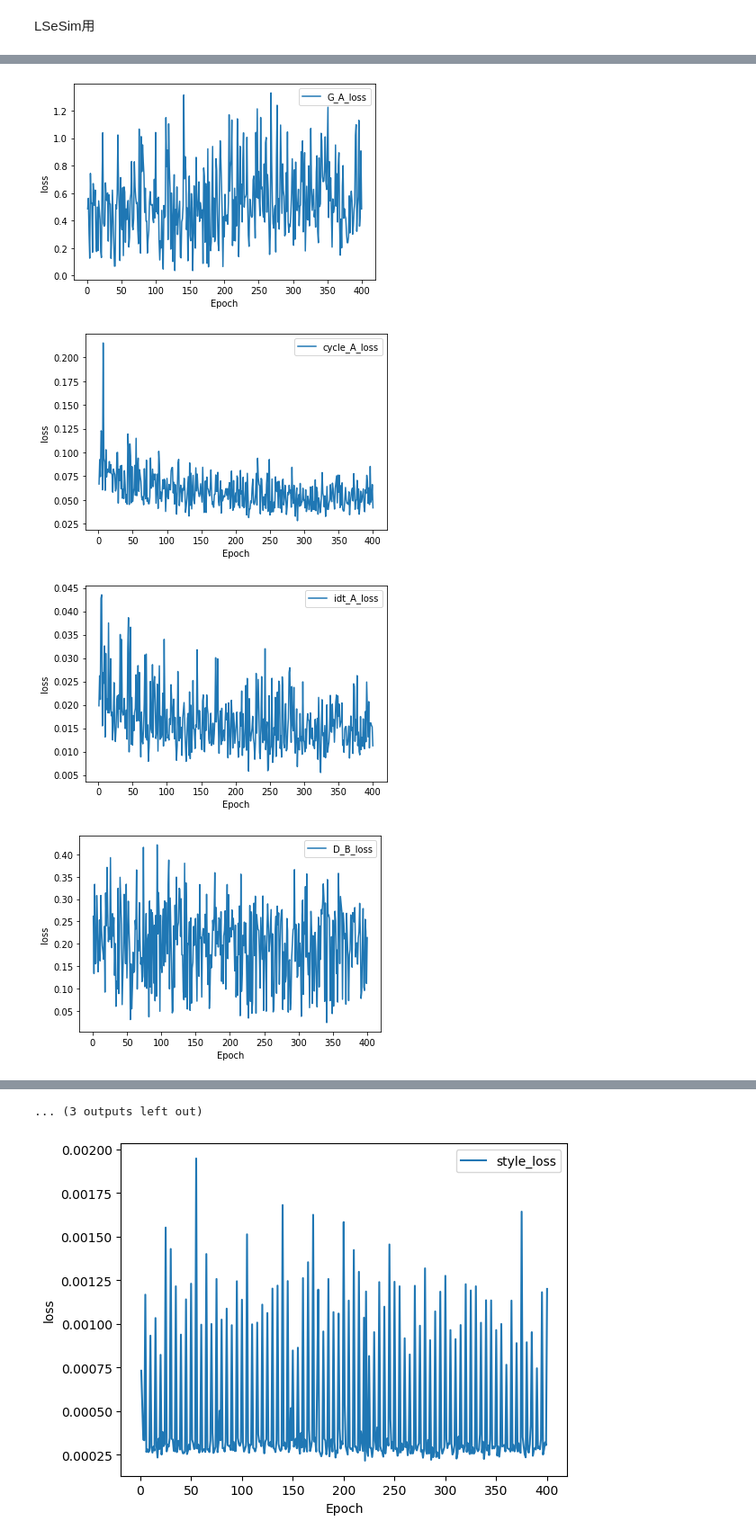
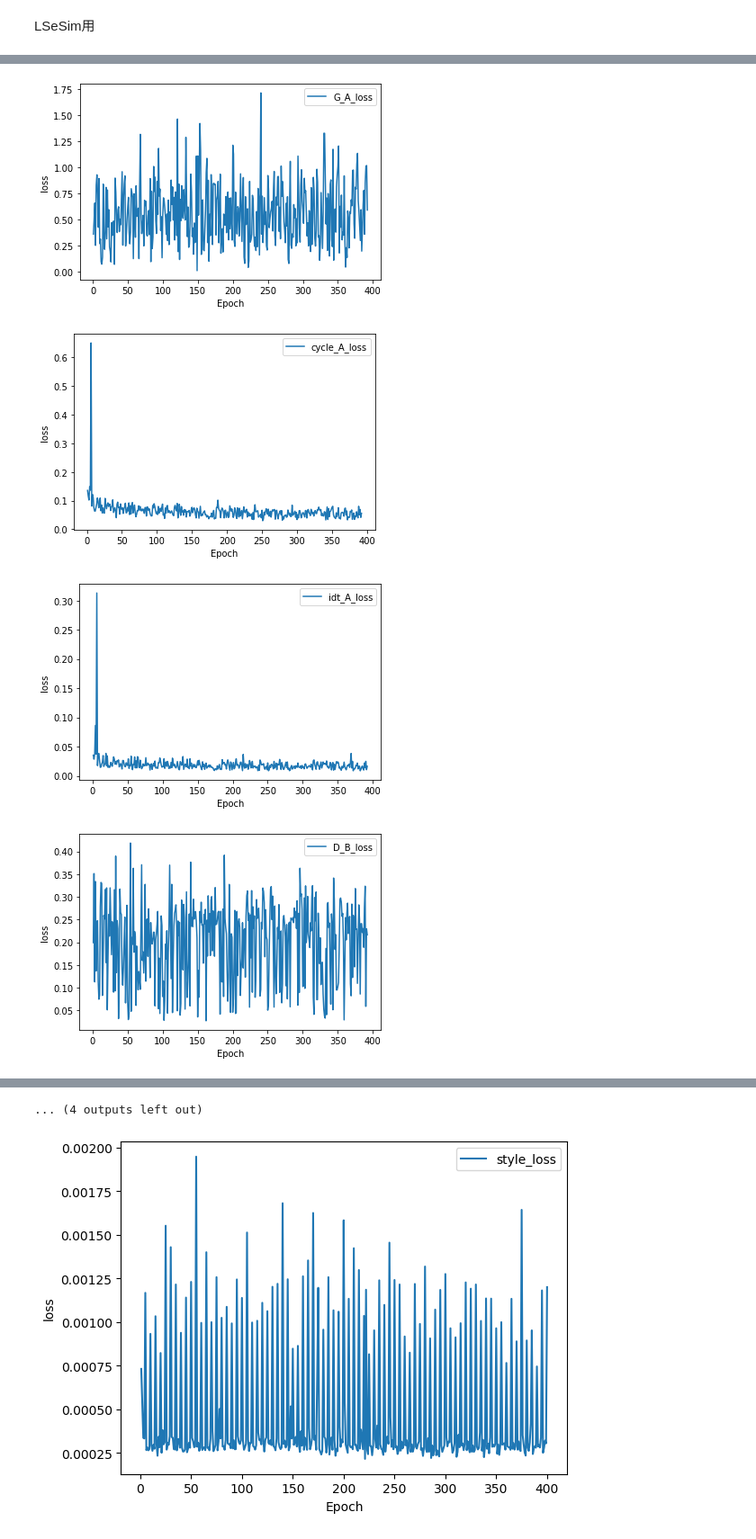
Before and after one commit to Kawa73jobKotarou/Cyclegan, a Jupyter notebook: loss_graph.ipynb, the cells around one changed output, grey strips where cells are left out. Shown at 90% size. Cells and saved outputs as stored; diff of their text form; code cells hidden in the pictures.

```diff
--- a/loss_graph.ipynb
+++ b/loss_graph.ipynb
@@ -121,17 +121,19 @@ import pdb
 
 # path = "checkpoints/231114_miyazaki-ronbun_4fold_1_patchsize06/"
 # path = "checkpoints/231110_miyazaki-ronbun_4fold_1_patchsize12/"
-path = "checkpoints/2505020_LSeSim_no-perceptual_0.5patch_241004_allbody_fullset/"
+path = "checkpoints/250604_CTpixelloss_LSeSim_0.5patch_241004_allbody_fullset/"
 
 # save_path=path+"img/"
-save_path = '/home/kawanami/work/presen_images/250526/loss/cyclegan/2505020_LSeSim_no-perceptual_0.5patch_241004_allbody_fullset/'
+save_path = '/home/kawanami/work/presen_images/250609/loss/cyclegan/250604_CTpixelloss_LSeSim_0.5patch_241004_allbody_fullset/'
 if not os.path.exists(save_path):
     os.makedirs(save_path)
 # テキストファイルからデータを読み込む
 data = pd.read_csv(path+'final_loss_log.txt', sep=' ', header=None)
 loss_name=['epoch', 'D_A', 'G_A', 'cycle_A', 'idt_A', 'D_B', 'G_B', 'cycle_B', 'idt_B', 'style', 'G_A_s', 'per','spatial']
+loss_name=['epoch', 'D_A', 'G_A', 'cycle_A', 'idt_A', 'D_B', 'G_B', 'cycle_B', 'idt_B', 'style', 'G_A_s', 'per', 'CT', 'spatial']
 num_columns, num_rows = data.shape
 para = [1,1,1,10,5,1,1,10,5,0.1, 10.0, 0.1,1]
+para = [1,1,1,10,5,1,1,10,5,0.1, 10.0, 0.1, 10, 1]
 # para = [1,375,20,0.75,1,1,1,1]
 
 # print(data[1][14])
@@ -158,7 +160,7 @@ for i in range(1,num_rows-1):
     plt.show()
 
 # ジェネレータに関わるlossの出力
-generator_all_loss=data[2]+data[3]+data[4]+data[6]+data[7]+data[8]
+generator_all_loss=data[2]+data[3]+data[4]+data[6]+data[7]+data[8]+data[9]+data[10]+data[11]+data[12]
 # plt.plot(data[0], data[1].astype(float), label=loss_name[1]+'_loss')
 plt.plot(data[0], data[2], label=loss_name[2]+'_loss')
 plt.plot(data[0], data[3], label=loss_name[3]+'_loss')
@@ -169,6 +171,7 @@ plt.plot(data[0], data[8], label=loss_name[8]+'_loss')
 plt.plot(data[0], data[9], label=loss_name[9]+'_loss')
 plt.plot(data[0], data[10], label=loss_name[10]+'_loss')
 plt.plot(data[0], data[11], label=loss_name[11]+'_loss')
+plt.plot(data[0], data[12], label=loss_name[12]+'_loss')
 plt.plot(data[0], generator_all_loss, label='Generator_all_loss')
 # グラフの設定
 plt.xlabel('Epoch')
@@ -213,4 +216,4 @@ plt.show()
-[figure, old version]
+[figure, new version]
-[figure, old version]
+[figure, new version]
-[figure, old version]
+[figure, new version]
-[figure, old version]
+[figure, new version]
@@ -224,4 +227,4 @@ plt.show()
-... (3 outputs left out)
+... (4 outputs left out)
 # %%
 #各lossのパラメーターを考慮しないグラフを出力
 for i in range(1,num_rows-1):
```
Also changed, not shown: parts of 1 cell of this notebook, 4 other files.
